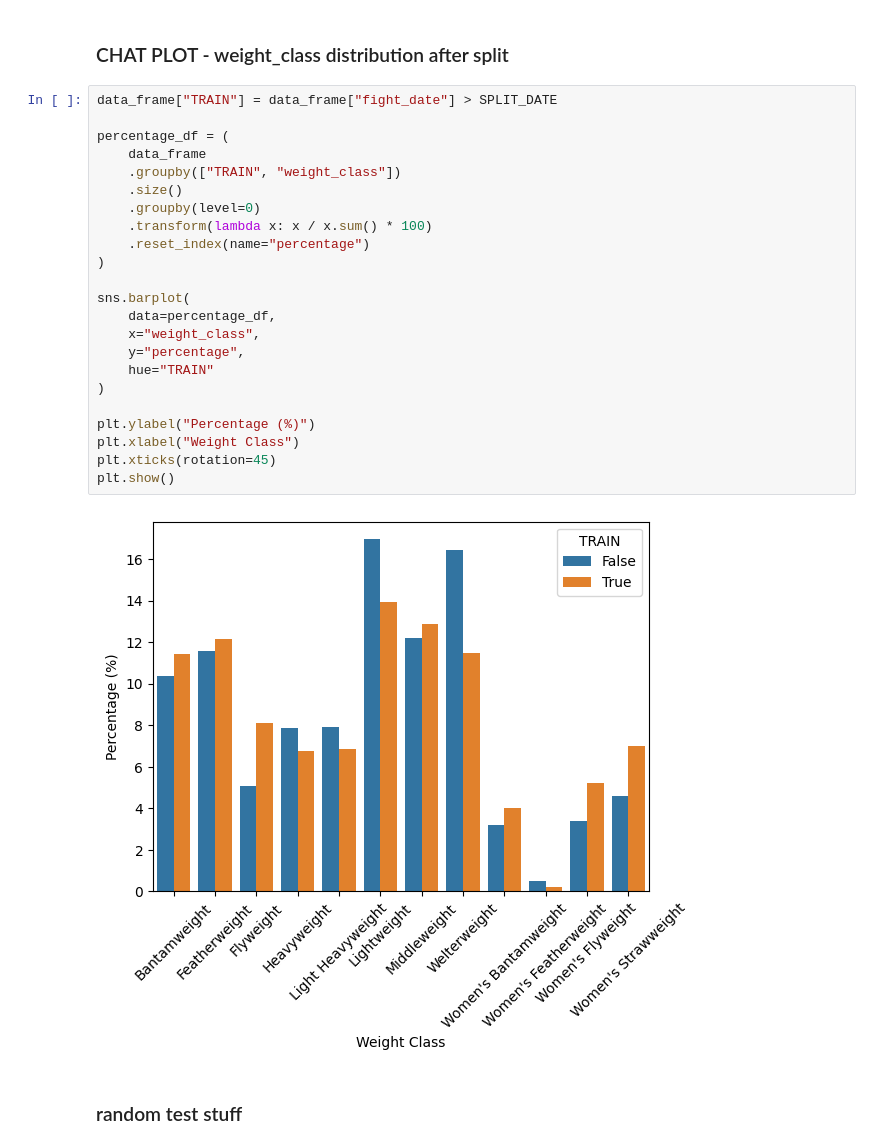
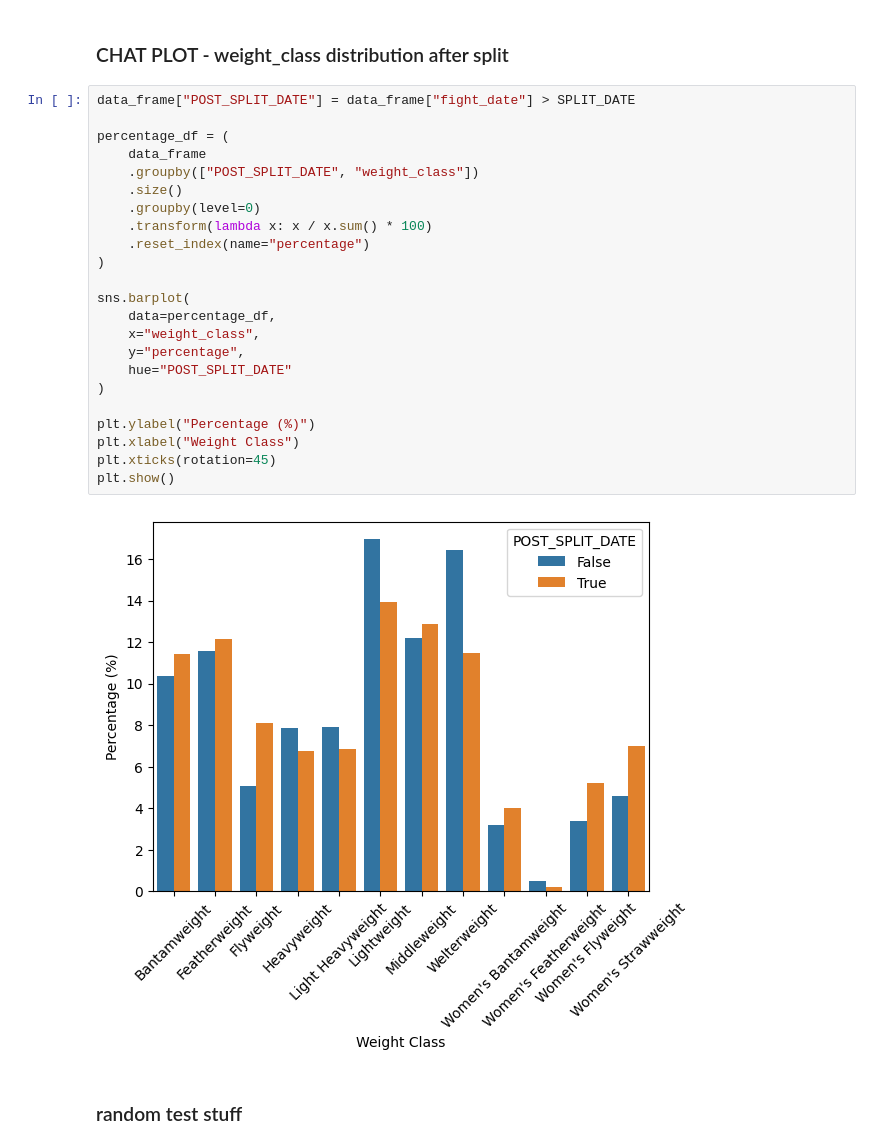
Before and after one commit to kormakursnorra/MachineLearningRepo, a Jupyter notebook: Project1/src/test_notebook.ipynb, the cells around one changed output. Saved outputs shown, nothing was run; the diff lists cells and outputs as text.

```diff
--- a/Project1/src/test_notebook.ipynb
+++ b/Project1/src/test_notebook.ipynb
@@ -60,30 +145,30 @@ data_frame_testing  = data_frame.loc[data_frame['fight_date'] > SPLIT_DATE]
 # %% [markdown]
 ### CHAT PLOT - weight_class distribution after split
 # %%
-data_frame["TRAIN"] = data_frame["fight_date"] > SPLIT_DATE
+data_frame["POST_SPLIT_DATE"] = data_frame["fight_date"] > SPLIT_DATE
 
 percentage_df = (
     data_frame
-    .groupby(["TRAIN", "weight_class"])
+    .groupby(["POST_SPLIT_DATE", "weight_class"])
     .size()
     .groupby(level=0)
     .transform(lambda x: x / x.sum() * 100)
     .reset_index(name="percentage")
 )
 
 sns.barplot(
     data=percentage_df,
     x="weight_class",
     y="percentage",
-    hue="TRAIN"
+    hue="POST_SPLIT_DATE"
 )
 
 plt.ylabel("Percentage (%)")
 plt.xlabel("Weight Class")
 plt.xticks(rotation=45)
 plt.show()
 # %% [output]
-[figure, old version]
+[figure, new version]
 # %% [markdown]
 ### random test stuff
 # %%
```
Also changed, not shown: parts of 5 cells of this notebook.
